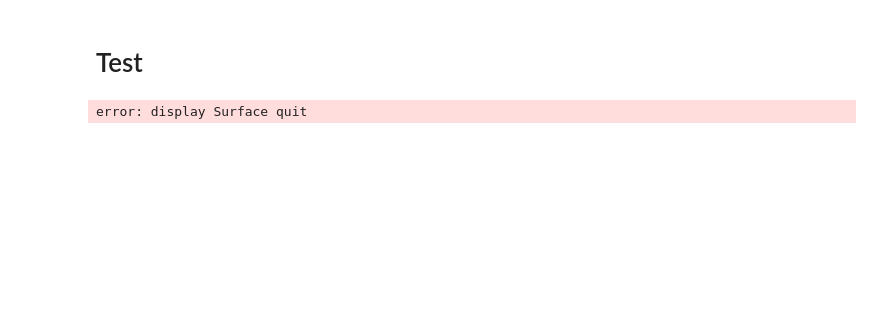
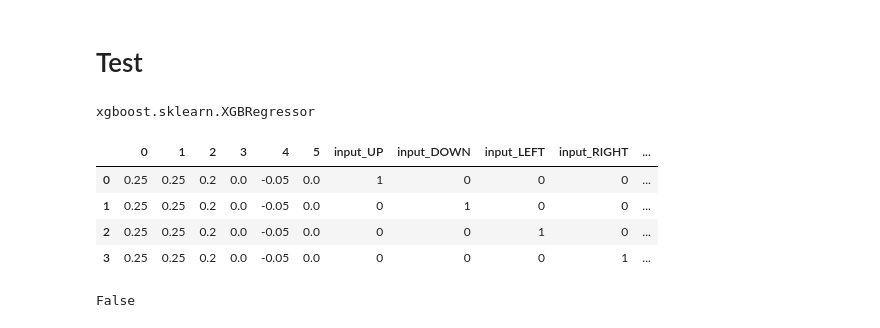
Before and after one commit to andmck1/ai-project, a Jupyter notebook: xgboost-experiments.ipynb, the cells around one changed output. Saved outputs shown, nothing was run; the diff lists cells and outputs as text; code cells hidden in the pictures; blank space fills up the shorter version.

Commit message:
exp: xgboost working

```diff
--- a/xgboost-experiments.ipynb
+++ b/xgboost-experiments.ipynb
@@ -209,15 +270,18 @@ for t in count():
 
     game.training_ai_frame()
     for snake_idx in range(2):
+        state = game.training_ai_get_current_snake_state()
+        input_rows = []
+        for direction in list(Direction):
+            input_row = create_input_row(snake_idx, state, 0, direction, data.columns)
+            input_rows.append(input_row)
+        input_rows = pd.DataFrame(input_rows).drop("reward", axis=1)
         direction = list(Direction)[mdl.predict(input_rows).argmax()]
         observation, reward, game_over = game.training_ai_step(direction)
-
 
         if game_over:
             break
 
-    game.training_ai_end_frame()
     if game_over:
         break
+    game.training_ai_end_frame()
-# %% [output]
-error: display Surface quit
@@ -223,0 +290,16 @@ error: display Surface quit
+# %%
+type(mdl)
+# %% [output]
+xgboost.sklearn.XGBRegressor
+# %%
+input_rows
+# %% [output]
+|  | 0 | 1 | 2 | 3 | 4 | 5 | input_UP | input_DOWN | input_LEFT | input_RIGHT | ... |
+| 0 | 0.25 | 0.25 | 0.2 | 0.0 | -0.05 | 0.0 | 1 | 0 | 0 | 0 | ... |
+| 1 | 0.25 | 0.25 | 0.2 | 0.0 | -0.05 | 0.0 | 0 | 1 | 0 | 0 | ... |
+| 2 | 0.25 | 0.25 | 0.2 | 0.0 | -0.05 | 0.0 | 0 | 0 | 1 | 0 | ... |
+| 3 | 0.25 | 0.25 | 0.2 | 0.0 | -0.05 | 0.0 | 0 | 0 | 0 | 1 | ... |
+# %%
+game.quit()
+# %% [output]
+False
```
Also changed, not shown: parts of 19 cells of this notebook, 6 other files.
